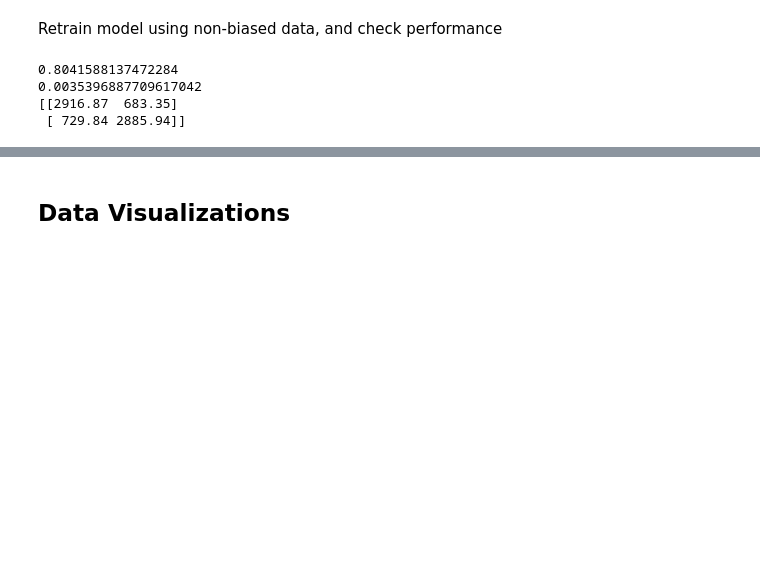
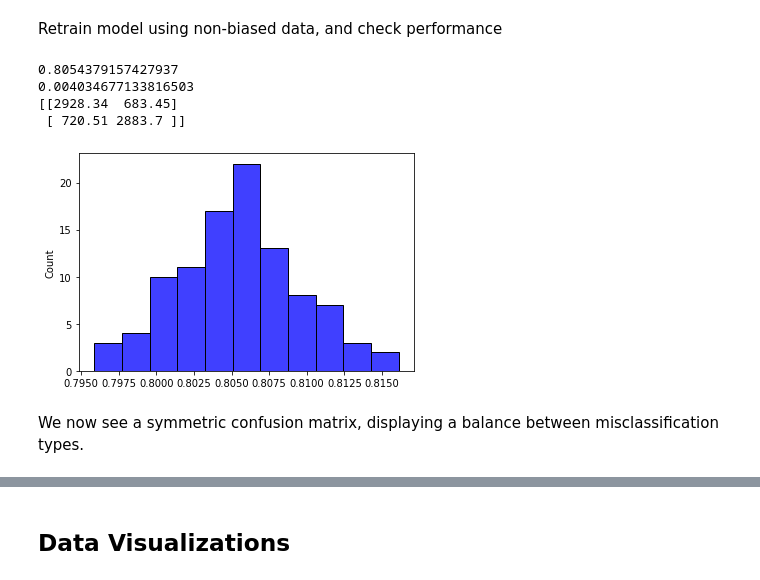
Before and after one commit to kengustafson/DD-DataScience, a Jupyter notebook: Project_1.ipynb, the cells around one changed output, grey strips where cells are left out. Cells and saved outputs as stored; diff of their text form; code cells hidden in the pictures; blank space fills up the shorter version.

```diff
--- a/Project_1.ipynb
+++ b/Project_1.ipynb
@@ -182,10 +191,9 @@ train_clean.plot(kind='scatter', x='var_0', y='var_1', title='Var_0 vs. Var_1');
 # %%
-success_df = train_clean[train_clean['target']==1].copy() success_df['target'].unique()
+success_df = train_clean[train_clean['target']==1].copy()
 
-unsuccess_df = train_clean[train_clean['target']==0].copy() unsuccess_df['target'].unique()
+unsuccess_df = train_clean[train_clean['target']==0].copy()
 
 target_df = train_clean['target'].copy()
-target_df.describe()
 
 var_df = train_clean.iloc[:, 1:201].copy()
 var_df.shape
@@ -294,21 +304,27 @@ Retrain model using non-biased data, and check performance
 # %%
 numLoops = 100
 results  = np.zeros(numLoops)
 resArray = np.zeros((2,2))
 
 for idx in range(numLoops):
   X_train, X_test, y_train, y_test = model_selection.train_test_split(var_equal, target_equal, test_size=0.20)
   model.fit(X_train,y_train)
   y_pred = model.predict(X_test)
   results[idx] = metrics.accuracy_score(y_test, y_pred)
   resArray = resArray + metrics.confusion_matrix(y_test, y_pred)
 
 print(results.mean())
 print(results.std())
 print(resArray/numLoops)
+
+sns.histplot(results, color='blue');
+plt.savefig('accuracy-equal.png')
 # %% [output]
-0.8041588137472284
-0.0035396887709617042
-[[2916.87  683.35]
- [ 729.84 2885.94]]
+0.8054379157427937
+0.004034677133816503
+[[2928.34  683.45]
+ [ 720.51 2883.7 ]]
+[figure, added]
+# %% [markdown]
+We now see a symmetric confusion matrix, displaying a balance between misclassification types.
 # %%
```
Also changed, not shown: parts of 51 cells of this notebook.
